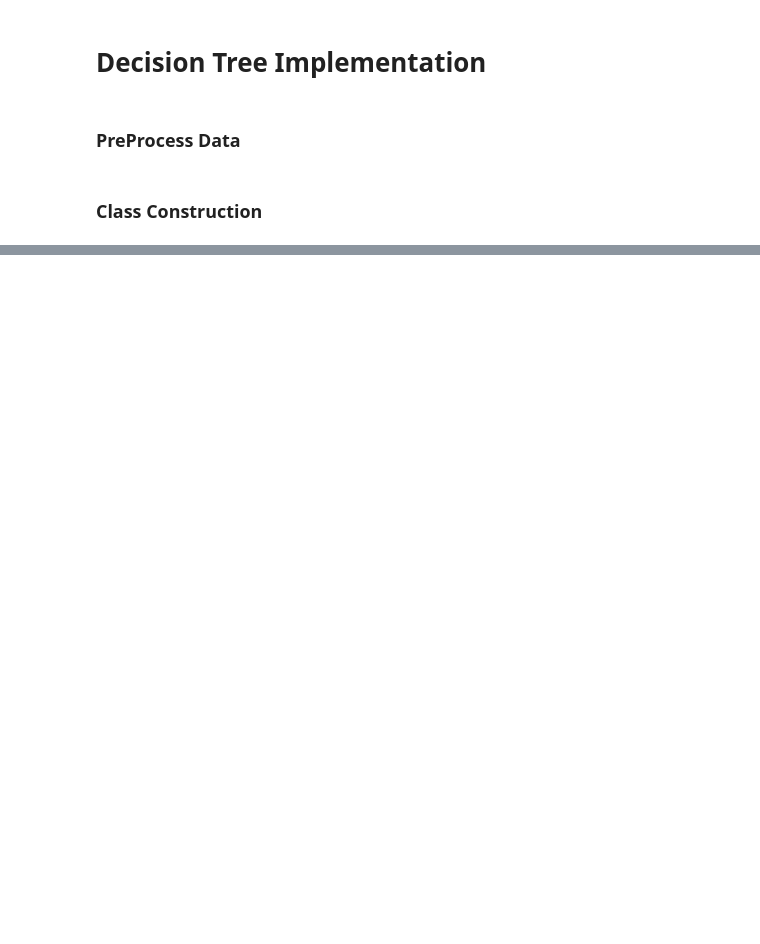
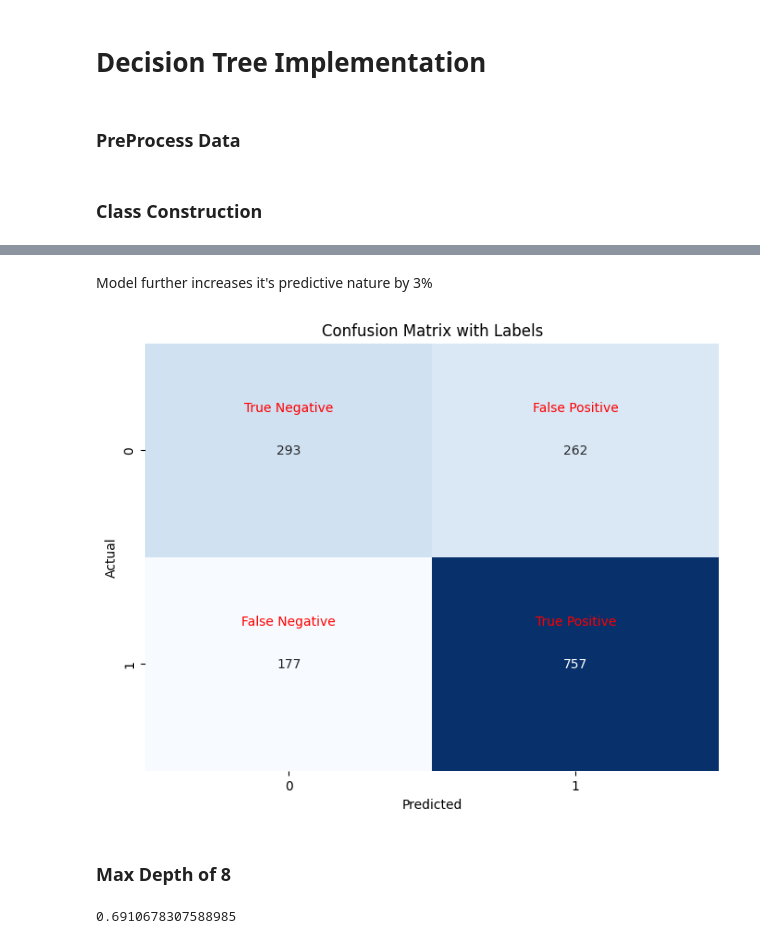
Before and after one commit to XixWISExiX/UFC-Predictor, a Jupyter notebook: DecisionTree.ipynb, the cells around one changed output, grey strips where cells are left out. Drawn from its saved outputs; the diff is of its cells as text; code cells hidden in the pictures; blank space fills up the shorter version.

```diff
--- a/DecisionTree.ipynb
+++ b/DecisionTree.ipynb
@@ -97,0 +176,15 @@ print(tree.validate(np.array(predictions), np.array(y_valid)))
+# %% [markdown]
+Model further increases it's predictive nature by 3%
+# %%
+tree6.plot(predictions6, y_valid)
+# %% [output]
+[figure, added]
+# %% [markdown]
+### Max Depth of 8
+# %%
+tree8 = DecisionTree(max_depth=8)
+tree8.fit(np.array(X_train), np.array(y_train))
+predictions8 = tree8.predict(np.array(X_valid))
+print(tree8.validate(predictions8, y_valid))
+# %% [output]
+0.6910678307588985
```
Also changed, not shown: parts of 21 cells of this notebook.
